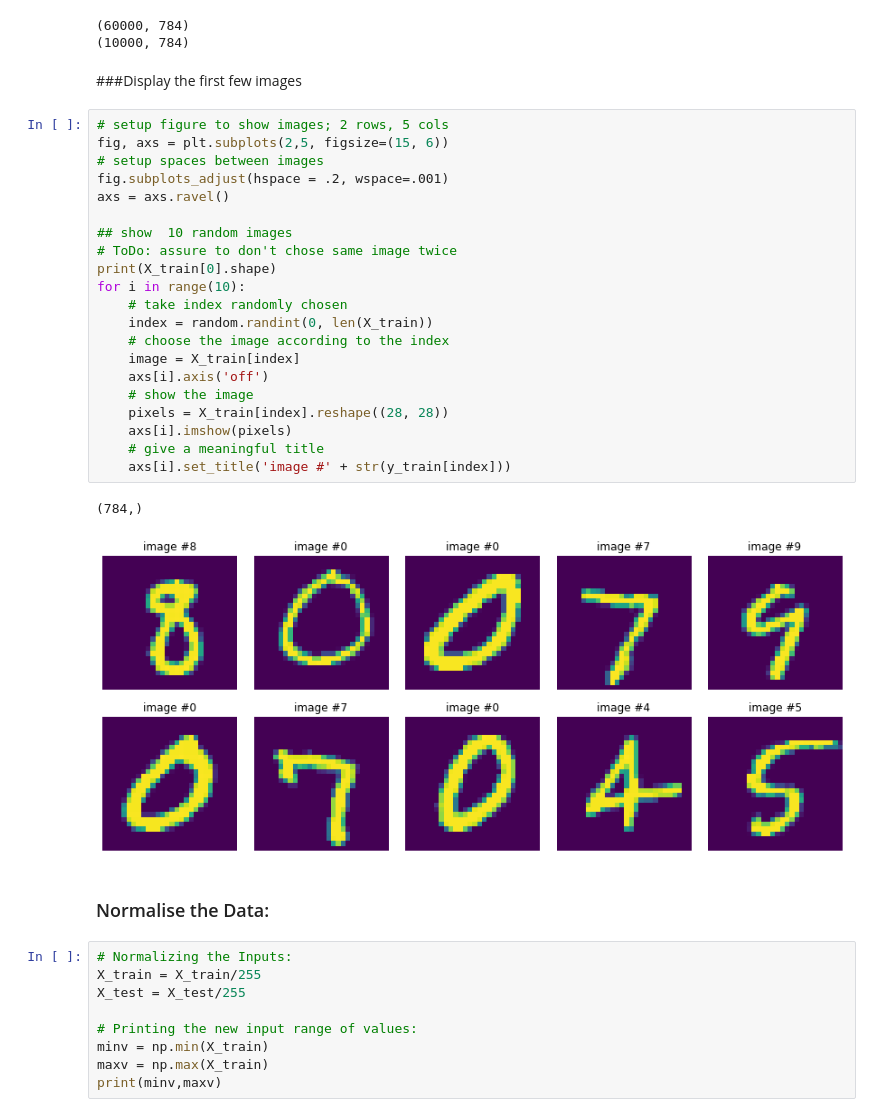
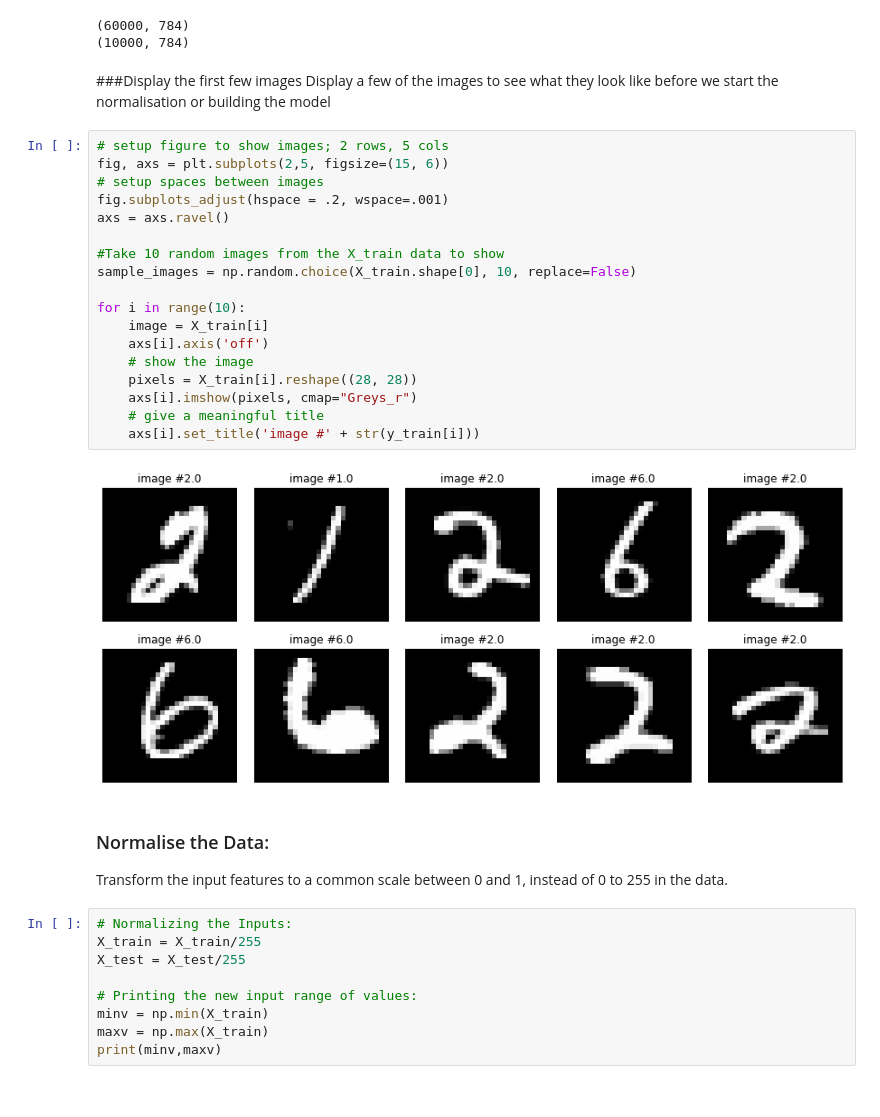
Before and after one commit to mike-scally/ET5003, a Jupyter notebook: Etivity_1_MikeScally_9312951-New.ipynb, the cells around one changed output. Drawn from its saved outputs; the diff is of its cells as text.

```diff
--- a/Etivity_1_MikeScally_9312951-New.ipynb
+++ b/Etivity_1_MikeScally_9312951-New.ipynb
@@ -119,34 +119,32 @@ print(X_test.shape)
 # %% [output]
 (60000, 784)
 (10000, 784)
-# %% [markdown]
-###Display the first few images
+# %% [markdown]
+###Display the first few images
+Display a few of the images to see what they look like before we start the normalisation or building the model
 # %%
 # setup figure to show images; 2 rows, 5 cols
 fig, axs = plt.subplots(2,5, figsize=(15, 6))
 # setup spaces between images
 fig.subplots_adjust(hspace = .2, wspace=.001)
 axs = axs.ravel()
 
-## show  10 random images
-# ToDo: assure to don't chose same image twice
-print(X_train[0].shape)
+#Take 10 random images from the X_train data to show
+sample_images = np.random.choice(X_train.shape[0], 10, replace=False)
+
 for i in range(10):
-    # take index randomly chosen
-    index = random.randint(0, len(X_train))
-    # choose the image according to the index
-    image = X_train[index]
+    image = X_train[i]
     axs[i].axis('off')
     # show the image
-    pixels = X_train[index].reshape((28, 28))
-    axs[i].imshow(pixels)
+    pixels = X_train[i].reshape((28, 28))
+    axs[i].imshow(pixels, cmap="Greys_r")
     # give a meaningful title
-    axs[i].set_title('image #' + str(y_train[index]))
+    axs[i].set_title('image #' + str(y_train[i]))
 # %% [output]
-(784,)
-[figure, old version]
+[figure, new version]
-# %% [markdown]
-### Normalise the Data:
+# %% [markdown]
+### Normalise the Data:
+Transform the input features to a common scale between 0 and 1, instead of 0 to 255 in the data.
 # %%
 # Normalizing the Inputs:
 X_train = X_train/255
```
Also changed, not shown: parts of 18 cells of this notebook.
